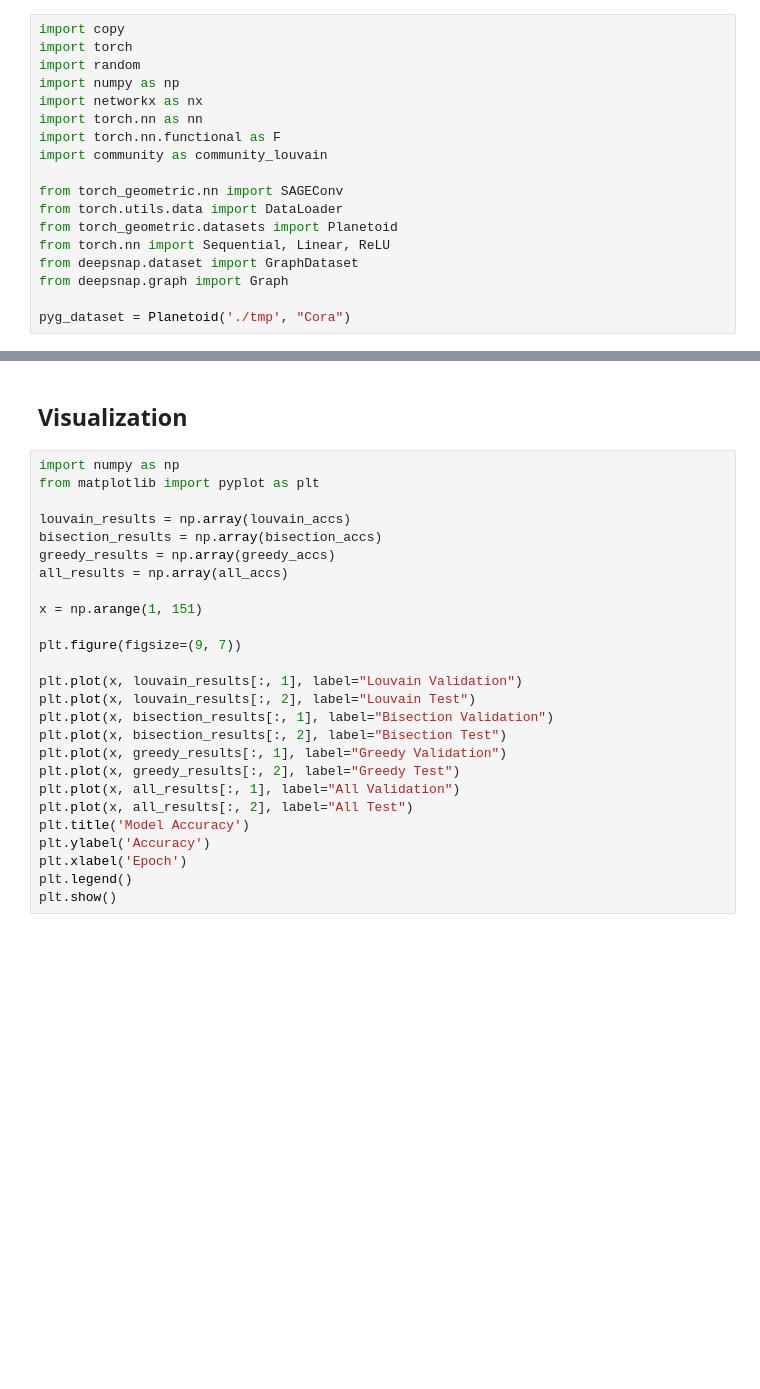
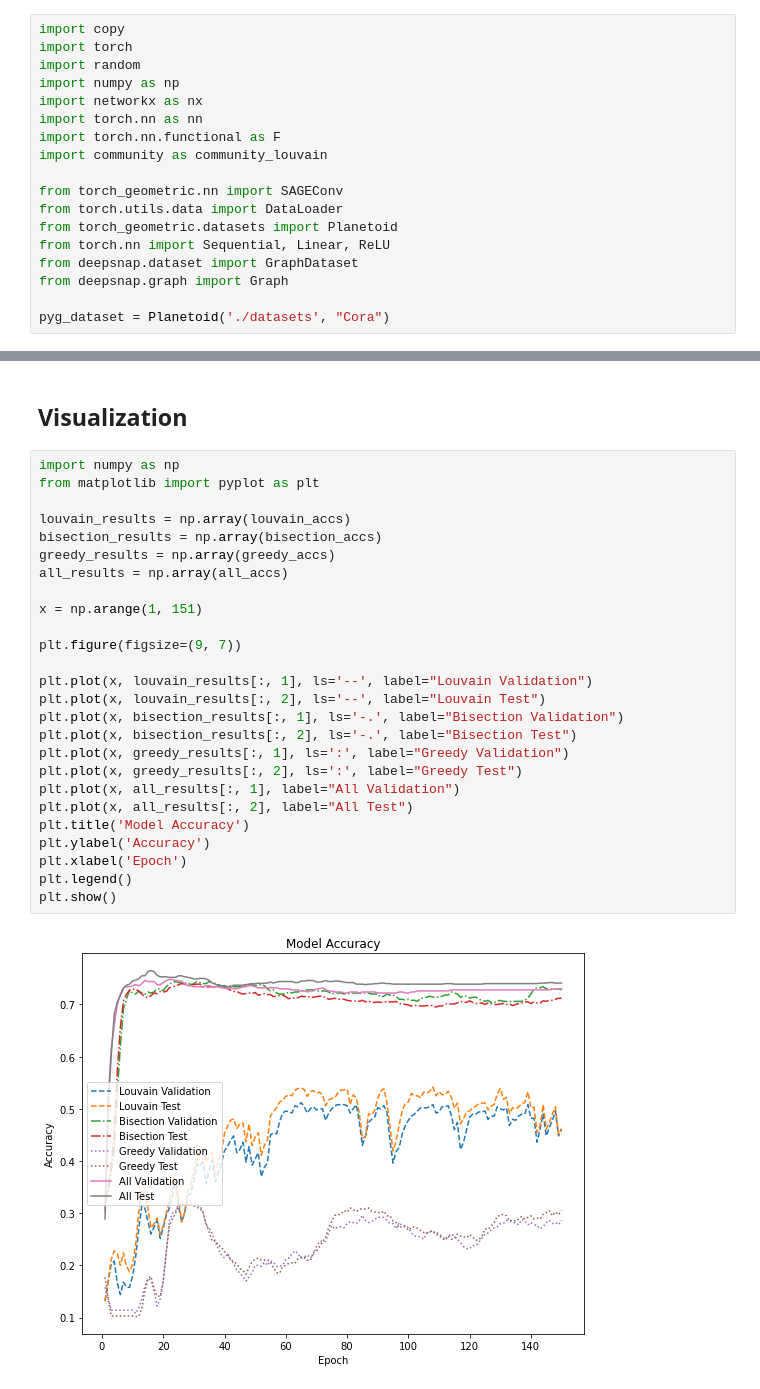
Before and after one commit to AlvinIsonomia/CS224w_HW_CN, a Jupyter notebook: CS224W_Colab_5.ipynb, the cells around one changed output, grey strips where cells are left out. Drawn from its saved outputs; the diff is of its cells as text; blank space fills up the shorter version.

```diff
--- a/CS224W_Colab_5.ipynb
+++ b/CS224W_Colab_5.ipynb
@@ -676,7 +861,7 @@ from torch.nn import Sequential, Linear, ReLU
 from deepsnap.dataset import GraphDataset
 from deepsnap.graph import Graph
 
-pyg_dataset = Planetoid('./tmp', "Cora")
+pyg_dataset = Planetoid('./datasets', "Cora")
 # %%
 args = {
     'device': torch.device('cuda' if torch.cuda.is_available() else 'cpu'),
@@ -855,26 +1145,28 @@ print('Best model:',
 # %%
 import numpy as np
 from matplotlib import pyplot as plt
 
 louvain_results = np.array(louvain_accs)
 bisection_results = np.array(bisection_accs)
 greedy_results = np.array(greedy_accs)
 all_results = np.array(all_accs)
 
 x = np.arange(1, 151)
 
 plt.figure(figsize=(9, 7))
 
-plt.plot(x, louvain_results[:, 1], label="Louvain Validation")
-plt.plot(x, louvain_results[:, 2], label="Louvain Test")
-plt.plot(x, bisection_results[:, 1], label="Bisection Validation")
-plt.plot(x, bisection_results[:, 2], label="Bisection Test")
-plt.plot(x, greedy_results[:, 1], label="Greedy Validation")
-plt.plot(x, greedy_results[:, 2], label="Greedy Test")
+plt.plot(x, louvain_results[:, 1], ls='--', label="Louvain Validation")
+plt.plot(x, louvain_results[:, 2], ls='--', label="Louvain Test")
+plt.plot(x, bisection_results[:, 1], ls='-.', label="Bisection Validation")
+plt.plot(x, bisection_results[:, 2], ls='-.', label="Bisection Test")
+plt.plot(x, greedy_results[:, 1], ls=':', label="Greedy Validation")
+plt.plot(x, greedy_results[:, 2], ls=':', label="Greedy Test")
 plt.plot(x, all_results[:, 1], label="All Validation")
 plt.plot(x, all_results[:, 2], label="All Test")
 plt.title('Model Accuracy')
 plt.ylabel('Accuracy')
 plt.xlabel('Epoch')
 plt.legend()
 plt.show()
+# %% [output]
+[figure, added]
```
Also changed, not shown: parts of 35 cells of this notebook, 5 other files.
